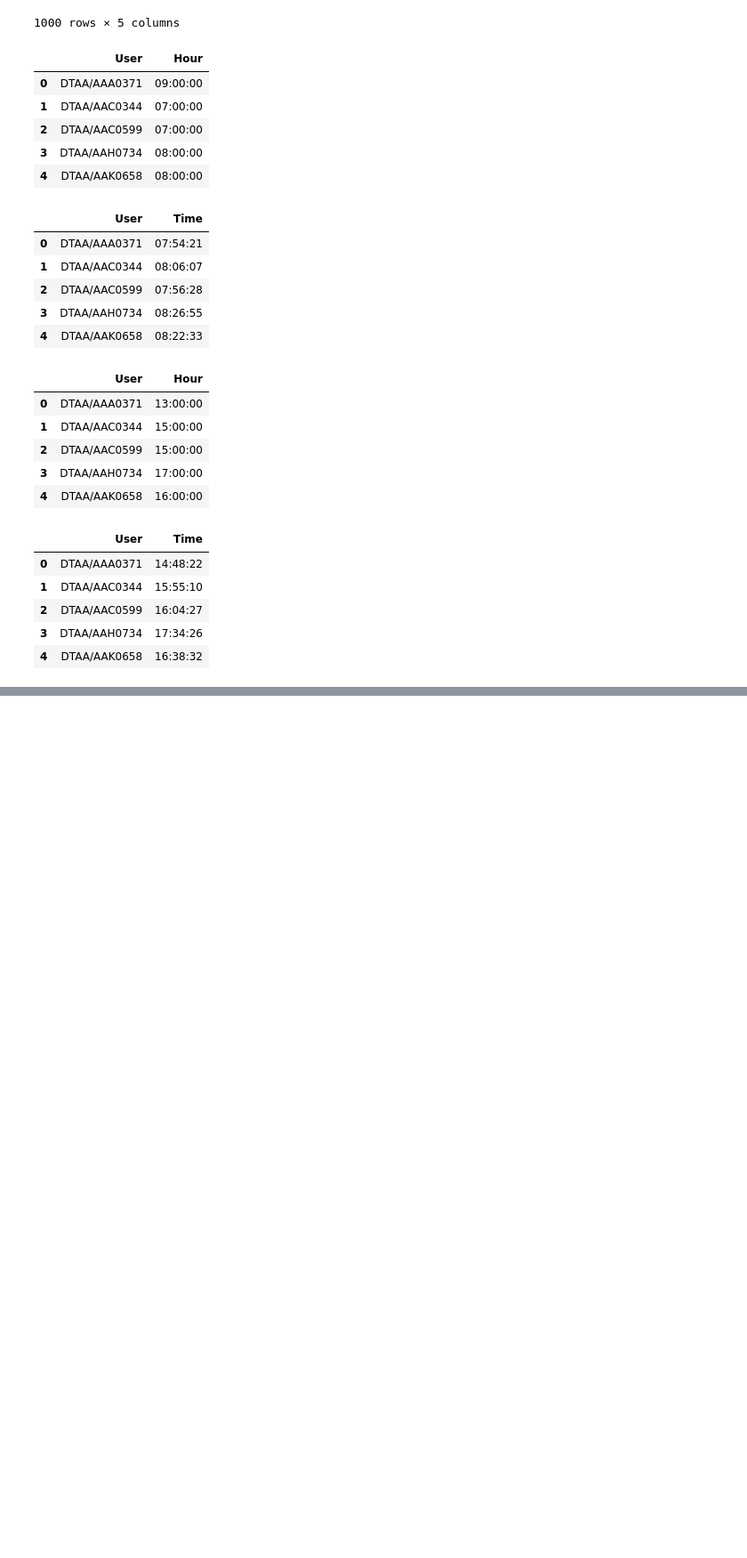
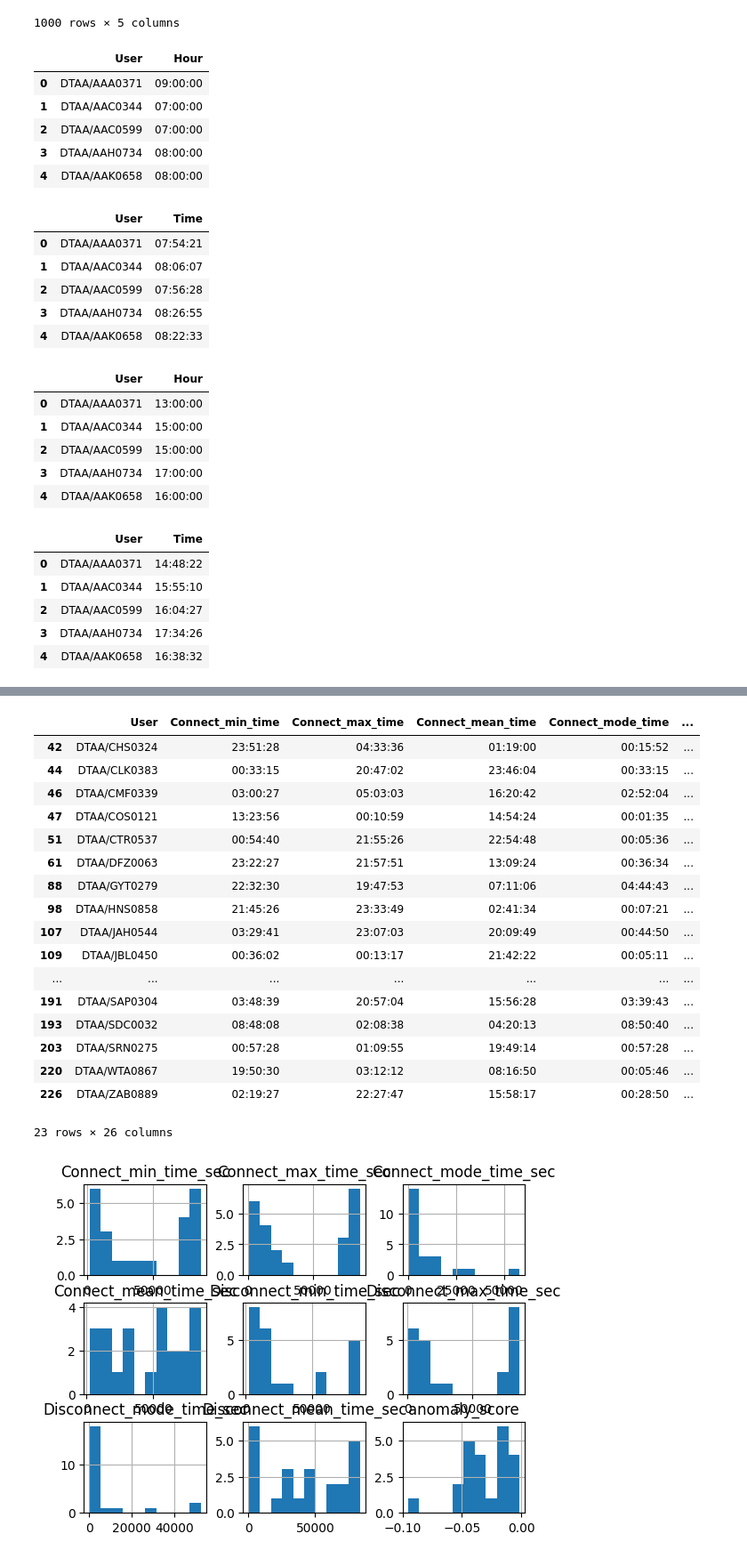
Before and after one commit to af223/17735-project, a Jupyter notebook: detection_v1.ipynb, the cells around one changed output, grey strips where cells are left out. Shown: that part at 89% size. Cells and saved outputs as stored; diff of their text form; code cells hidden in the pictures; blank space fills up the shorter version.

```diff
--- a/detection_v1.ipynb
+++ b/detection_v1.ipynb
@@ -372,0 +383,30 @@ disconnect_modes_df.head()
+# %%
+# Create stats DataFrame for connection data
+df_device_conn_stats = connect_df.groupby('User')['Timestamp'].agg(['min', 'max']).reset_index()
+df_device_conn_stats['min'] = df_device_conn_stats['min'].dt.time
+df_device_conn_stats['max'] = df_device_conn_stats['max'].dt.time
+
+# Merge the mean and mode dataframes with the stats DataFrames
+df_device_conn_stats = pd.merge(df_device_conn_stats, connect_means_df, on='User', how='left')
+df_device_conn_stats = pd.merge(df_device_conn_stats, connect_modes_df, on='User', how='left')
+
+# Rename the columns for consistency and clarity
+df_device_conn_stats.rename(columns={'min': 'Connect_min_time',
+                                     'max': 'Connect_max_time',
+                                     'Connect_mean_time': 'Connect_mean_time',
+                                     'Connect_mode_time': 'Connect_mode_time'}, inplace=True)
+
+# Create stats DataFrame for disconnection data
+df_device_disconn_stats = disconnect_df.groupby('User')['Timestamp'].agg(['min', 'max']).reset_index()
+df_device_disconn_stats['min'] = df_device_disconn_stats['min'].dt.time
+df_device_disconn_stats['max'] = df_device_disconn_stats['max'].dt.time
+
+# Merge the mean and mode dataframes with the stats DataFrames
+df_device_disconn_stats = pd.merge(df_device_disconn_stats, disconnect_means_df, on='User', how='left')
+df_device_disconn_stats = pd.merge(df_device_disconn_stats, disconnect_modes_df, on='User', how='left')
+
+# Rename the columns for consistency and clarity
+df_device_disconn_stats.rename(columns={'min': 'Disconnect_min_time',
+                                        'max': 'Disconnect_max_time',
+                                        'Disconnect_mean_time': 'Disconnect_mean_time',
+                                        'Disconnect_mode_time': 'Disconnect_mode_time'}, inplace=True)
@@ -503,0 +626,11 @@ print(outliers)          # Show the outliers
+# %%
+df_device_full_outliers.head()
+
+
+df_device_full_outliers.loc[df_device_full_outliers['anomaly_score'] < 0].hist()
+
+df_threat_users_device_file = df_device_full_outliers.loc[df_device_full_outliers['anomaly_score'] <= 0]
+print(df_threat_users_device_file)
+
+df_device_full[df_device_full.User.isin(df_threat_users_device_file.User)]
+# %% [output]
@@ -504,2 +654,21 @@ print(outliers)          # Show the outliers
+|  | User | Connect_min_time | Connect_max_time | Connect_mean_time | Connect_mode_time | ... |
+| 42 | DTAA/CHS0324 | 23:51:28 | 04:33:36 | 01:19:00 | 00:15:52 | ... |
+| 44 | DTAA/CLK0383 | 00:33:15 | 20:47:02 | 23:46:04 | 00:33:15 | ... |
+| 46 | DTAA/CMF0339 | 03:00:27 | 05:03:03 | 16:20:42 | 02:52:04 | ... |
+| 47 | DTAA/COS0121 | 13:23:56 | 00:10:59 | 14:54:24 | 00:01:35 | ... |
+| 51 | DTAA/CTR0537 | 00:54:40 | 21:55:26 | 22:54:48 | 00:05:36 | ... |
+| 61 | DTAA/DFZ0063 | 23:22:27 | 21:57:51 | 13:09:24 | 00:36:34 | ... |
+| 88 | DTAA/GYT0279 | 22:32:30 | 19:47:53 | 07:11:06 | 04:44:43 | ... |
+| 98 | DTAA/HNS0858 | 21:45:26 | 23:33:49 | 02:41:34 | 00:07:21 | ... |
+| 107 | DTAA/JAH0544 | 03:29:41 | 23:07:03 | 20:09:49 | 00:44:50 | ... |
+| 109 | DTAA/JBL0450 | 00:36:02 | 00:13:17 | 21:42:22 | 00:05:11 | ... |
+| ... | ... | ... | ... | ... | ... | ... |
+| 191 | DTAA/SAP0304 | 03:48:39 | 20:57:04 | 15:56:28 | 03:39:43 | ... |
+| 193 | DTAA/SDC0032 | 08:48:08 | 02:08:38 | 04:20:13 | 08:50:40 | ... |
+| 203 | DTAA/SRN0275 | 00:57:28 | 01:09:55 | 19:49:14 | 00:57:28 | ... |
+| 220 | DTAA/WTA0867 | 19:50:30 | 03:12:12 | 08:16:50 | 00:05:46 | ... |
+| 226 | DTAA/ZAB0889 | 02:19:27 | 22:27:47 | 15:58:17 | 00:28:50 | ... |
+23 rows × 26 columns
+[figure, added]
 # %%
 # %% [output]
```
Also changed, not shown: parts of 16 cells of this notebook, 1 other file.
